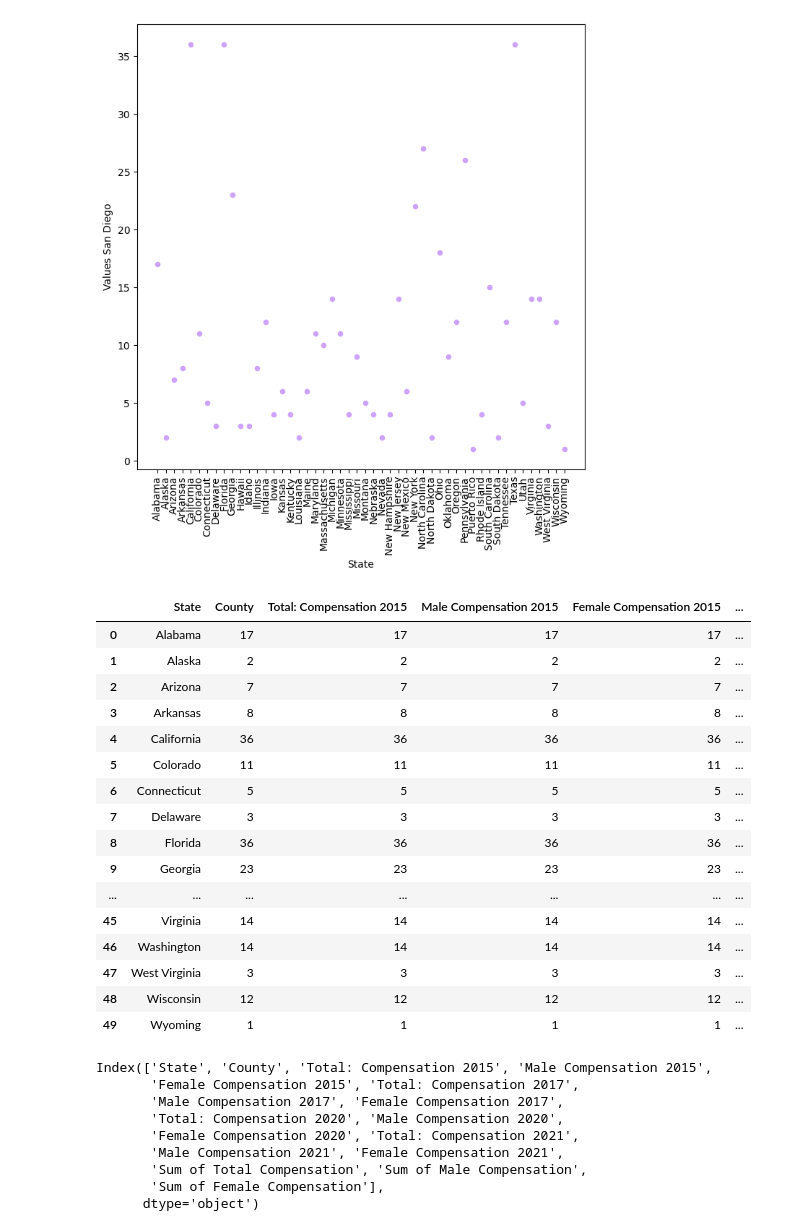
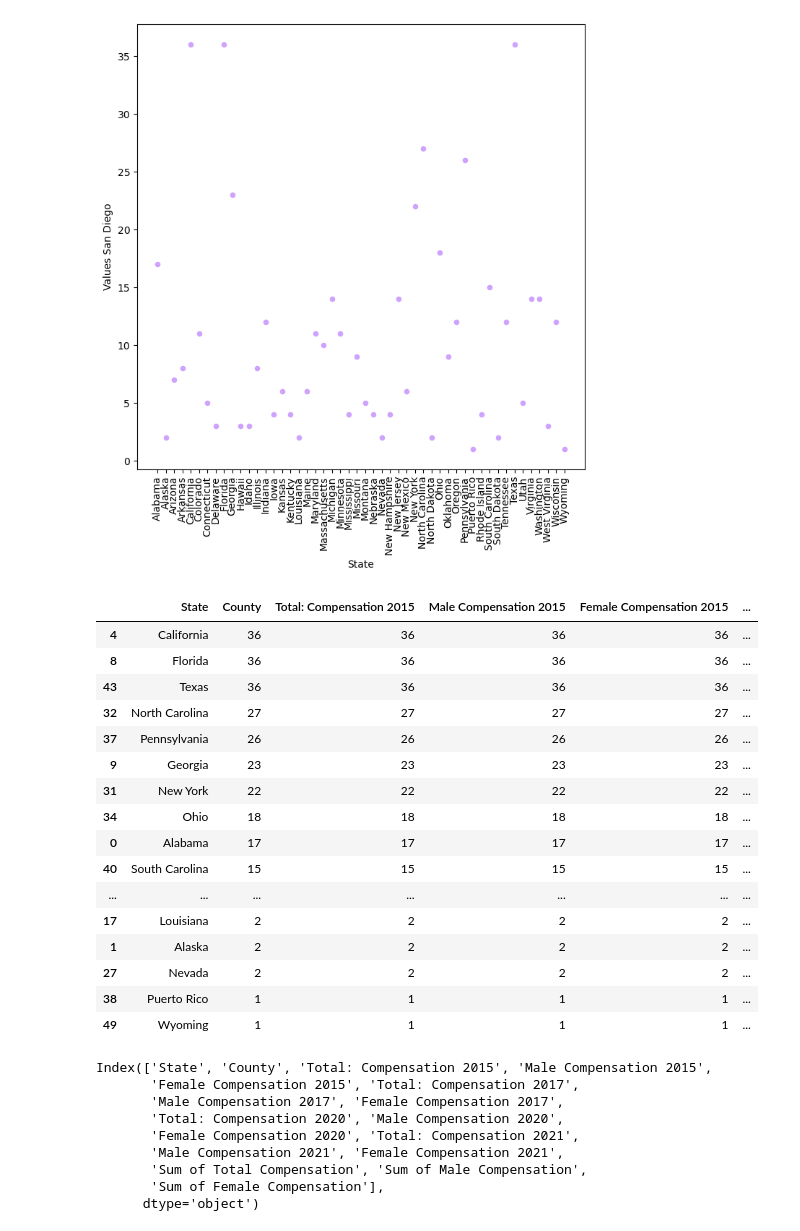
Before and after one commit to nicduffee/project1, a Jupyter notebook: Disability.ipynb, the cells around one changed output. Saved outputs shown, nothing was run; the diff lists cells and outputs as text; code cells hidden in the pictures.

```diff
--- a/Disability.ipynb
+++ b/Disability.ipynb
@@ -397,24 +397,24 @@ plt.show()
 # %% [output]
 [figure]
 # %%
-greater_2015
+greater_2015.sort_values(["County"],ascending = False)
 # %% [output]
 |  | State | County | Total: Compensation 2015 | Male Compensation 2015 | Female Compensation 2015 | ... |
+| 4 | California | 36 | 36 | 36 | 36 | ... |
+| 8 | Florida | 36 | 36 | 36 | 36 | ... |
+| 43 | Texas | 36 | 36 | 36 | 36 | ... |
+| 32 | North Carolina | 27 | 27 | 27 | 27 | ... |
+| 37 | Pennsylvania | 26 | 26 | 26 | 26 | ... |
+| 9 | Georgia | 23 | 23 | 23 | 23 | ... |
+| 31 | New York | 22 | 22 | 22 | 22 | ... |
+| 34 | Ohio | 18 | 18 | 18 | 18 | ... |
 | 0 | Alabama | 17 | 17 | 17 | 17 | ... |
+| 40 | South Carolina | 15 | 15 | 15 | 15 | ... |
+| ... | ... | ... | ... | ... | ... | ... |
+| 17 | Louisiana | 2 | 2 | 2 | 2 | ... |
 | 1 | Alaska | 2 | 2 | 2 | 2 | ... |
-| 2 | Arizona | 7 | 7 | 7 | 7 | ... |
-| 3 | Arkansas | 8 | 8 | 8 | 8 | ... |
-| 4 | California | 36 | 36 | 36 | 36 | ... |
-| 5 | Colorado | 11 | 11 | 11 | 11 | ... |
-| 6 | Connecticut | 5 | 5 | 5 | 5 | ... |
-| 7 | Delaware | 3 | 3 | 3 | 3 | ... |
-| 8 | Florida | 36 | 36 | 36 | 36 | ... |
-| 9 | Georgia | 23 | 23 | 23 | 23 | ... |
-| ... | ... | ... | ... | ... | ... | ... |
-| 45 | Virginia | 14 | 14 | 14 | 14 | ... |
-| 46 | Washington | 14 | 14 | 14 | 14 | ... |
-| 47 | West Virginia | 3 | 3 | 3 | 3 | ... |
-| 48 | Wisconsin | 12 | 12 | 12 | 12 | ... |
+| 27 | Nevada | 2 | 2 | 2 | 2 | ... |
+| 38 | Puerto Rico | 1 | 1 | 1 | 1 | ... |
 | 49 | Wyoming | 1 | 1 | 1 | 1 | ... |
 # %%
 combined_compensation.columns
```
Also changed, not shown: parts of 5 cells of this notebook, 1 other file.
